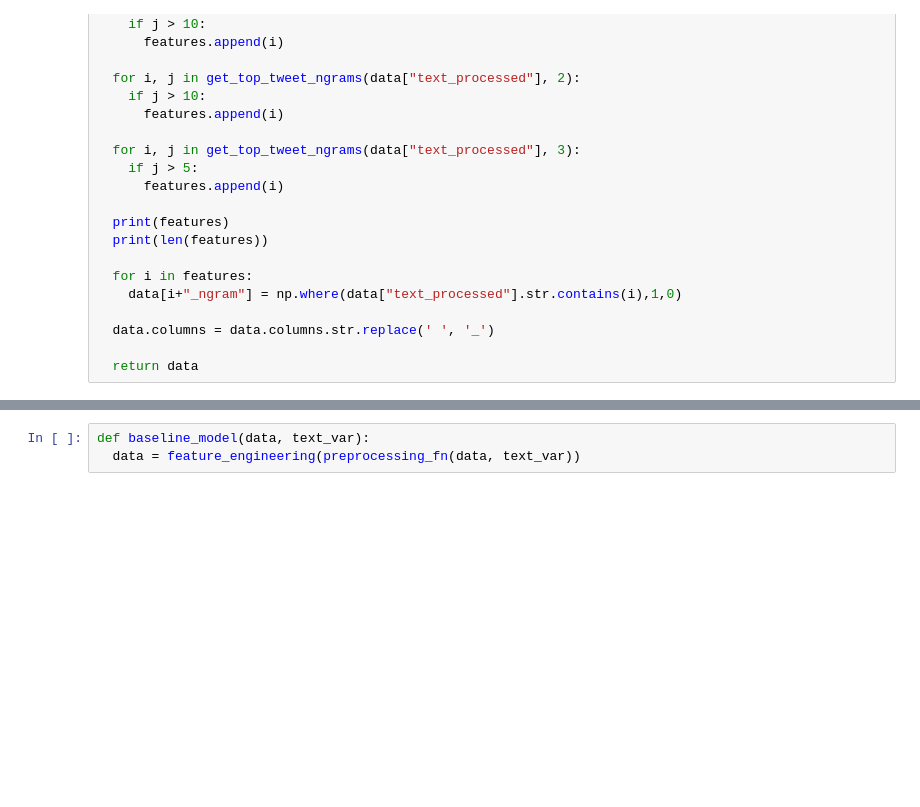
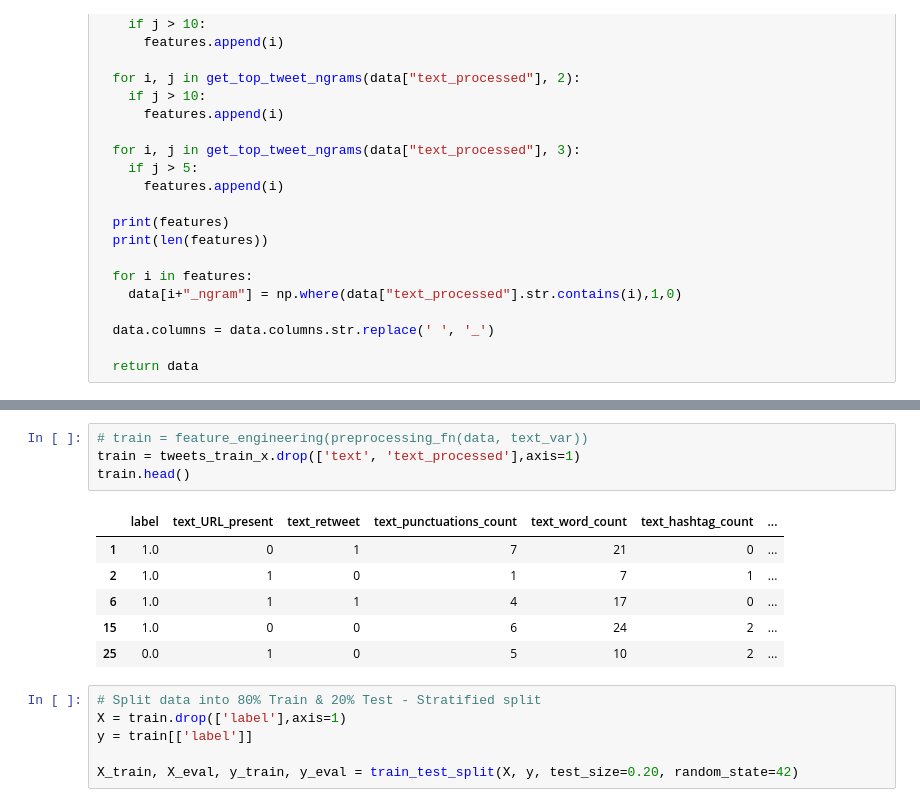
Before and after one commit to sandhyaparna/NLP, a Jupyter notebook: Dell_Take_Home.ipynb, the cells around one changed output, grey strips where cells are left out. Cells and saved outputs as stored; diff of their text form; blank space fills up the shorter version.

```diff
--- a/Dell_Take_Home.ipynb
+++ b/Dell_Take_Home.ipynb
@@ -178,6 +182,20 @@ tweets_train_x.head()
 | 6 | RT @BreitbartNews Margaret Thatch... | 1.0 | margaret thatcher remember americ... | 1 | 1 | 4 | ... |
 | 15 | Spontaneous celebrations in stree... | 1.0 | spontaneous celebration street wa... | 0 | 0 | 6 | ... |
 | 25 | #Bostonsgigs Looking for someone ... | 0.0 | bostonsgig look someone dishwashe... | 1 | 0 | 5 | ... |
-# %%
-def baseline_model(data, text_var):
-  data = feature_engineering(preprocessing_fn(data, text_var))
+# %%
+# train = feature_engineering(preprocessing_fn(data, text_var))
+train = tweets_train_x.drop(['text', 'text_processed'],axis=1)
+train.head()
+# %% [output]
+|  | label | text_URL_present | text_retweet | text_punctuations_count | text_word_count | text_hashtag_count | ... |
+| 1 | 1.0 | 0 | 1 | 7 | 21 | 0 | ... |
+| 2 | 1.0 | 1 | 0 | 1 | 7 | 1 | ... |
+| 6 | 1.0 | 1 | 1 | 4 | 17 | 0 | ... |
+| 15 | 1.0 | 0 | 0 | 6 | 24 | 2 | ... |
+| 25 | 0.0 | 1 | 0 | 5 | 10 | 2 | ... |
+# %%
+# Split data into 80% Train & 20% Test - Stratified split
+X = train.drop(['label'],axis=1)
+y = train[['label']]
+
+X_train, X_eval, y_train, y_eval = train_test_split(X, y, test_size=0.20, random_state=42)
```
Also changed, not shown: parts of 8 cells of this notebook.
